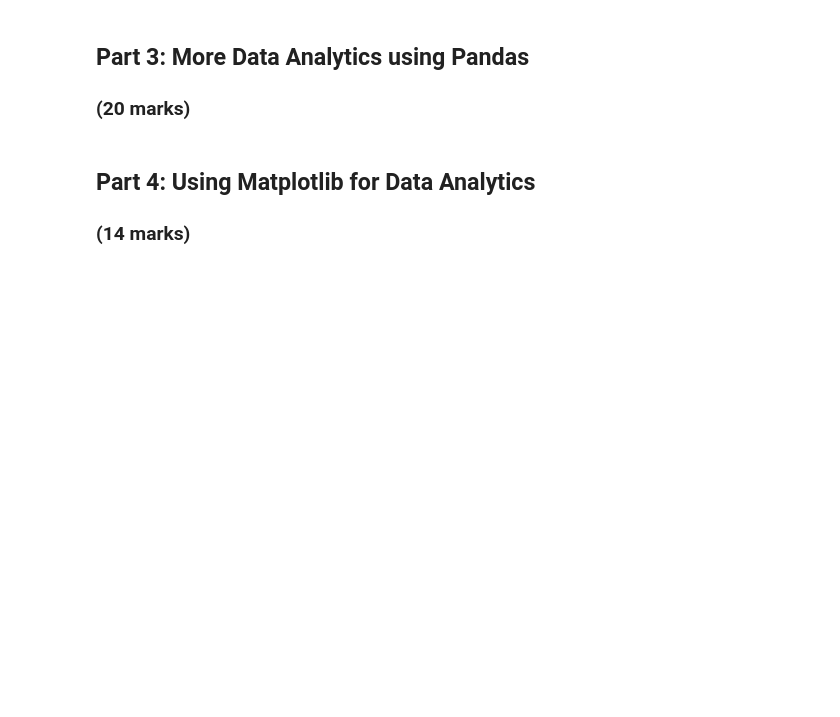
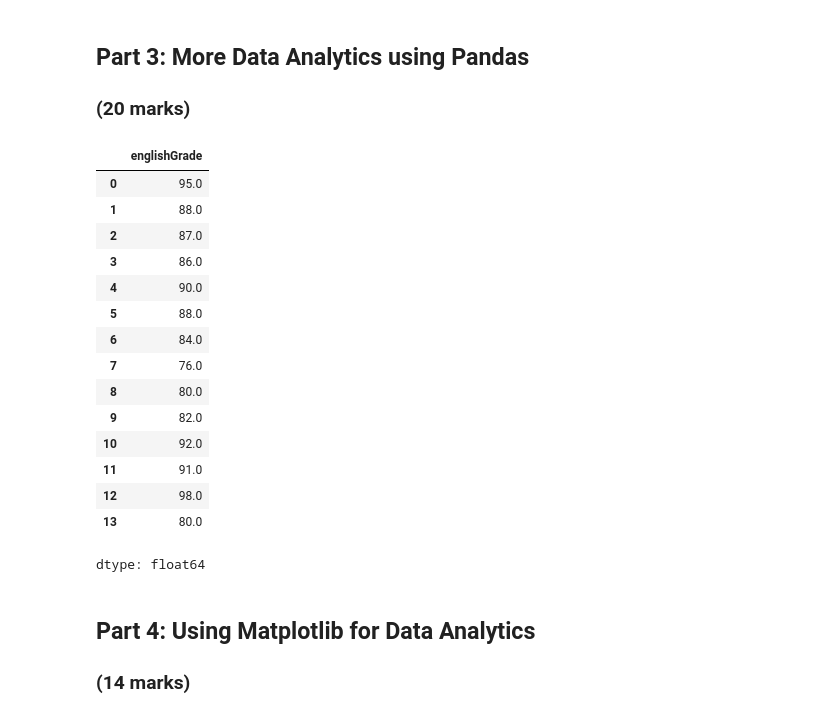
Before and after one commit to AnthonyKelly8/engg680_2024_fall, a Jupyter notebook: Lab_Assignment1/StudentGradeManagementSystem.ipynb, the cells around one changed output. Cells and saved outputs as stored; diff of their text form; code cells hidden in the pictures; blank space fills up the shorter version.

```diff
--- a/Lab_Assignment1/StudentGradeManagementSystem.ipynb
+++ b/Lab_Assignment1/StudentGradeManagementSystem.ipynb
@@ -221,7 +221,25 @@ print(df_GPA_under85)
 # %%
 # Select the column 'grade' from the original English grade dataset and print it
 # (1 mark)
 #
+df_studentGrades['englishGrade']
+# %% [output]
+|  | englishGrade |
+| 0 | 95.0 |
+| 1 | 88.0 |
+| 2 | 87.0 |
+| 3 | 86.0 |
+| 4 | 90.0 |
+| 5 | 88.0 |
+| 6 | 84.0 |
+| 7 | 76.0 |
+| 8 | 80.0 |
+| 9 | 82.0 |
+| 10 | 92.0 |
+| 11 | 91.0 |
+| 12 | 98.0 |
+| 13 | 80.0 |
+dtype: float64
 # %%
 # Select the column 'GPA' from the df_studentGrades and print it
 # (1 mark)
```
